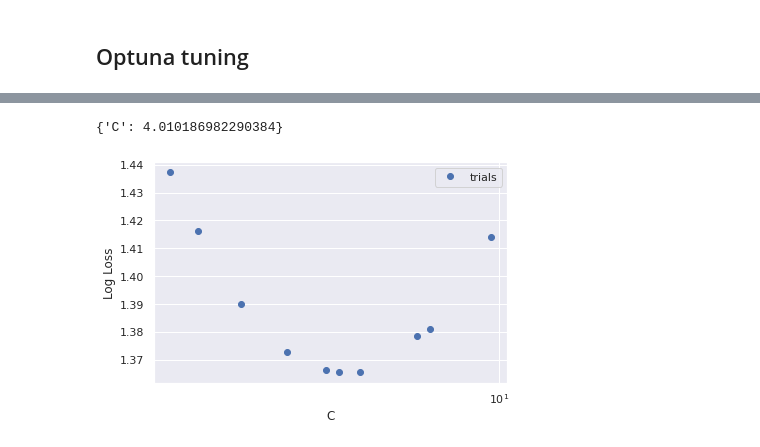
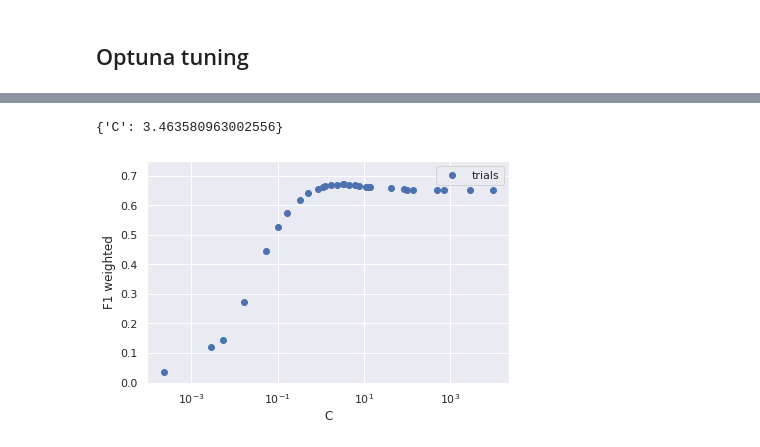
Before and after one commit to LetteraUnica/HuffPost-analysis, a Jupyter notebook: final-project/news_analysis.ipynb, the cells around one changed output, grey strips where cells are left out. Cells and saved outputs as stored; diff of their text form; code cells hidden in the pictures.

```diff
--- a/final-project/news_analysis.ipynb
+++ b/final-project/news_analysis.ipynb
@@ -474,10 +481,12 @@ F1 weighted: 0.63
 # %%
 import optuna
 from sklearn.metrics import log_loss
+from sklearn.model_selection import train_test_split
+X_train, X_val, y_train, y_val = train_test_split(X_train, y_train, test_size=0.2, random_state=42)
 def objective(trial):
-    C = trial.suggest_float('C', 1, 1e1, log=True)
+    C = trial.suggest_float('C', 1e-4, 1e4, log=True)
     tfidf_vectorizer = TfidfVectorizer(lowercase=True,
-                                   min_df=0.0001,
+                                   min_df=0.00003,
                                    max_df=0.7,
                                    sublinear_tf=True,
                                    strip_accents="unicode",
@@ -487,13 +496,13 @@ def objective(trial):
                                 max_iter=1000,
                                 solver="saga",
                                 verbose=1,
-                                tol=0.01,
+                                tol=0.03,
                                 C=C)
     model = make_model(tfidf_vectorizer, logreg)
     model.fit(X_train, y_train)
     clear_output()
-    return log_loss(y_test, model.predict_proba(X_test))
+    return f1_score(y_val, model.predict(X_val), average='weighted')
 
-study = optuna.create_study()
-study.optimize(objective, n_trials=10)
+study = optuna.create_study(direction="maximize")
+study.optimize(objective, n_trials=30)
 # %% [output]
@@ -501,17 +510,18 @@ study.optimize(objective, n_trials=10)
 # %%
-study.best_params
 values = [trial.values for trial in study.trials]
 params = [trial.params["C"] for trial in study.trials]
+study.best_params
 # %% [output]
-{'C': 4.010186982290384}
+{'C': 3.463580963002556}
 # %%
 import seaborn
 seaborn.set_theme("notebook", style="darkgrid")
-pl.loglog(params, values, 'o', label="trials")
-pl.yscale("linear")
+pl.plot(params, values, 'o', label="trials")
+pl.ylim(0., 0.75)
+pl.xscale("log")
 pl.xlabel("C")
-pl.ylabel("Log Loss")
+pl.ylabel("F1 weighted")
 pl.legend()
-pl.savefig("log_reg_C2.svg")
+pl.savefig("log_reg_C.svg")
 # %% [output]
-[figure, old version]
+[figure, new version]
```
Also changed, not shown: parts of 16 cells of this notebook, 25 other files.
